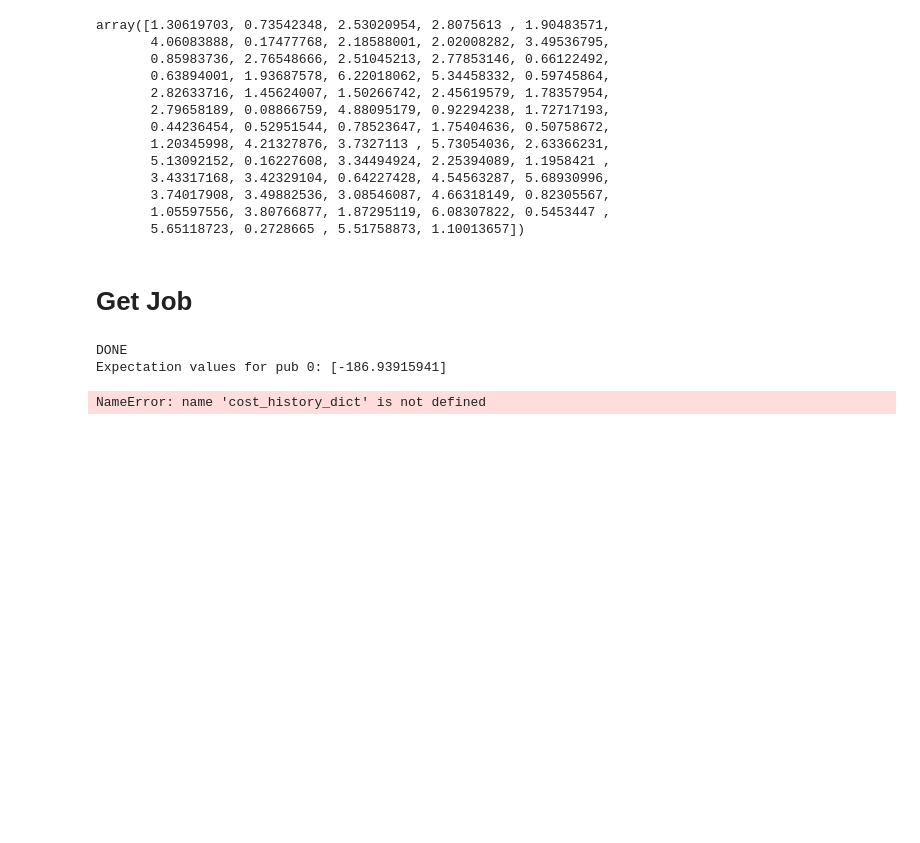
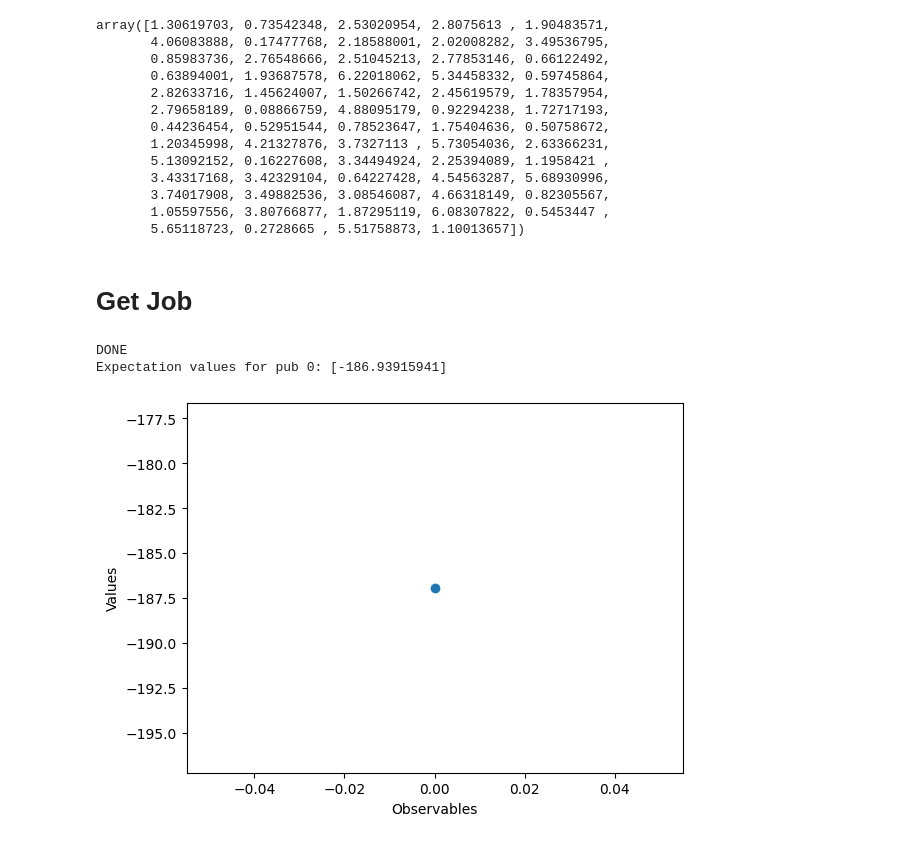
Before and after one commit to Q2TM/qubo_benchmarking, a Jupyter notebook: TSP/quantum_computer.ipynb, the cells around one changed output. Saved outputs shown, nothing was run; the diff lists cells and outputs as text; code cells hidden in the pictures; blank space fills up the shorter version.

```diff
--- a/TSP/quantum_computer.ipynb
+++ b/TSP/quantum_computer.ipynb
@@ -148,16 +148,16 @@ Expectation values for pub 0: [-186.93915941]
 # %%
 # Plot the result
 
 from matplotlib import pyplot as plt
 
 values = pub_result.data.evs
 
 errors = pub_result.data.stds
 
 # plotting graph
-plt.plot([i for i in range(64)], values, '-o')
+plt.plot([i for i in range(1)], values, '-o')
 plt.xlabel('Observables')
 plt.ylabel('Values')
 plt.show()
 # %% [output]
-NameError: name 'cost_history_dict' is not defined
+[figure, added]
```
Also changed, not shown: 4 other files.
